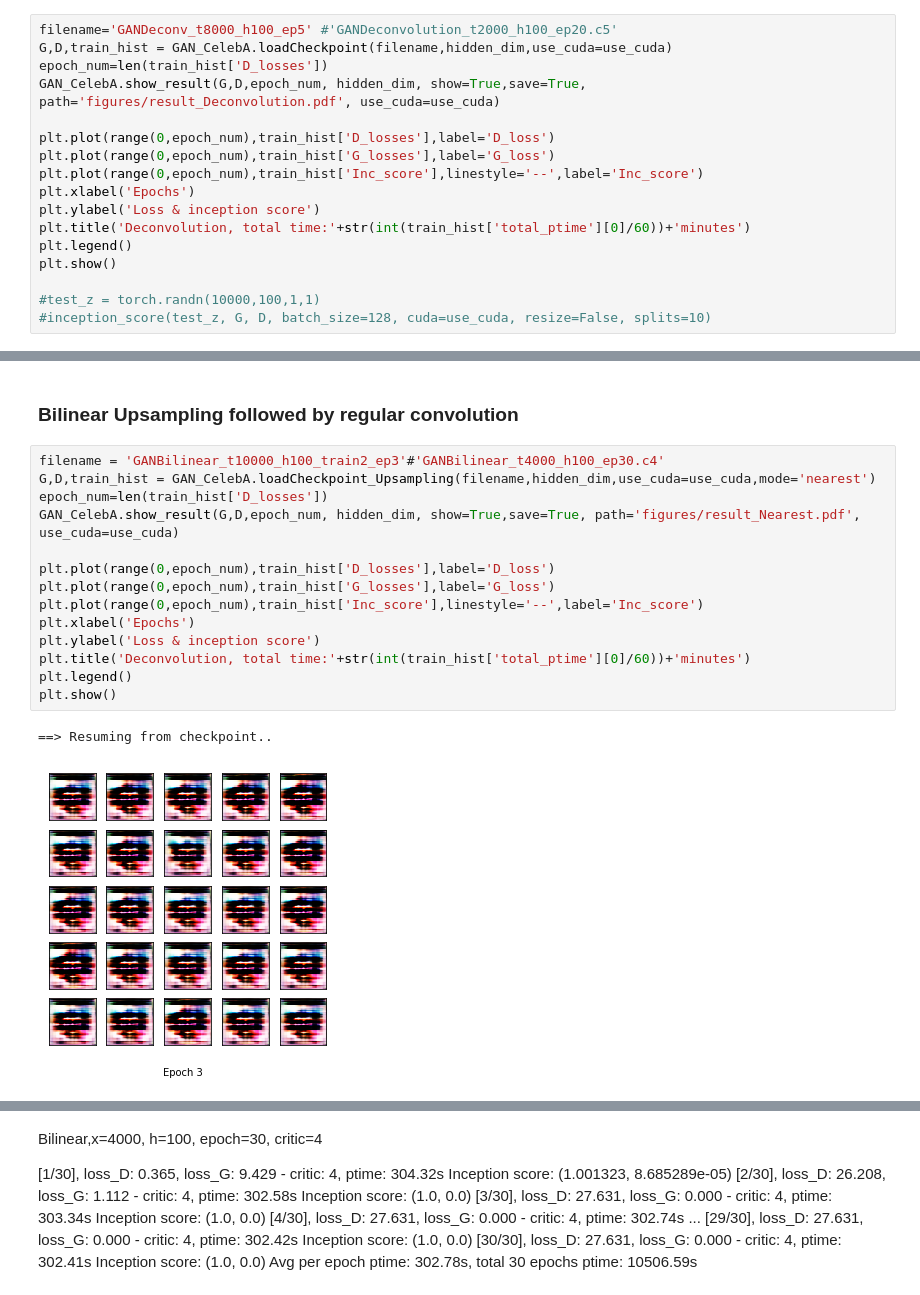
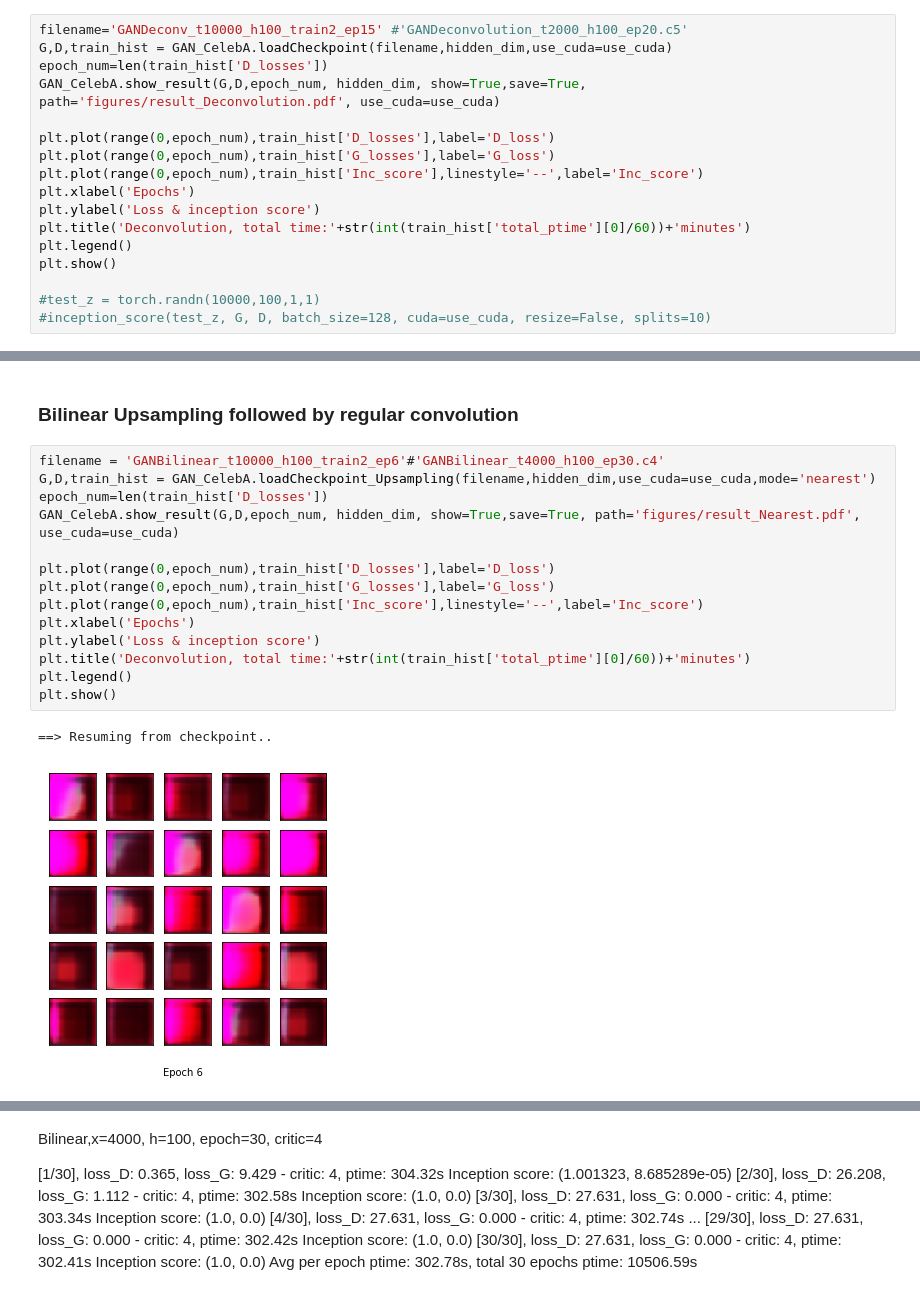
Before and after one commit to fanxiao001/ift6135-assignment, a Jupyter notebook: assignment4/ift6135_hwk4.ipynb, the cells around one changed output, grey strips where cells are left out. Cells and saved outputs as stored; diff of their text form.

```diff
--- a/assignment4/ift6135_hwk4.ipynb
+++ b/assignment4/ift6135_hwk4.ipynb
@@ -49,7 +49,7 @@ dataset = datasets.ImageFolder(root=img_root, transform=data_transform)
 ## DCGAN
 ### Deconvolution Generator
 # %%
-filename='GANDeconv_t8000_h100_ep5' #'GANDeconvolution_t2000_h100_ep20.c5'
+filename='GANDeconv_t10000_h100_train2_ep15' #'GANDeconvolution_t2000_h100_ep20.c5'
 G,D,train_hist = GAN_CelebA.loadCheckpoint(filename,hidden_dim,use_cuda=use_cuda)
 epoch_num=len(train_hist['D_losses'])
 GAN_CelebA.show_result(G,D,epoch_num, hidden_dim, show=True,save=True, path='figures/result_Deconvolution.pdf', use_cuda=use_cuda)
@@ -182,19 +182,19 @@ Avg per epoch ptime: 73.68s, total 30 epochs ptime: 3086.92s
 # %% [markdown]
 ### Bilinear Upsampling followed by regular convolution
 # %%
-filename = 'GANBilinear_t10000_h100_train2_ep3'#'GANBilinear_t4000_h100_ep30.c4'
+filename = 'GANBilinear_t10000_h100_train2_ep6'#'GANBilinear_t4000_h100_ep30.c4'
 G,D,train_hist = GAN_CelebA.loadCheckpoint_Upsampling(filename,hidden_dim,use_cuda=use_cuda,mode='nearest')
 epoch_num=len(train_hist['D_losses'])
 GAN_CelebA.show_result(G,D,epoch_num, hidden_dim, show=True,save=True, path='figures/result_Nearest.pdf', use_cuda=use_cuda)
 
 plt.plot(range(0,epoch_num),train_hist['D_losses'],label='D_loss')
 plt.plot(range(0,epoch_num),train_hist['G_losses'],label='G_loss')
 plt.plot(range(0,epoch_num),train_hist['Inc_score'],linestyle='--',label='Inc_score')
 plt.xlabel('Epochs')
 plt.ylabel('Loss & inception score')
 plt.title('Deconvolution, total time:'+str(int(train_hist['total_ptime'][0]/60))+'minutes')
 plt.legend()
 plt.show()
 # %% [output]
 ==> Resuming from checkpoint..
-[figure, old version]
+[figure, new version]
```
Also changed, not shown: parts of 5 cells of this notebook, 6 other files.
